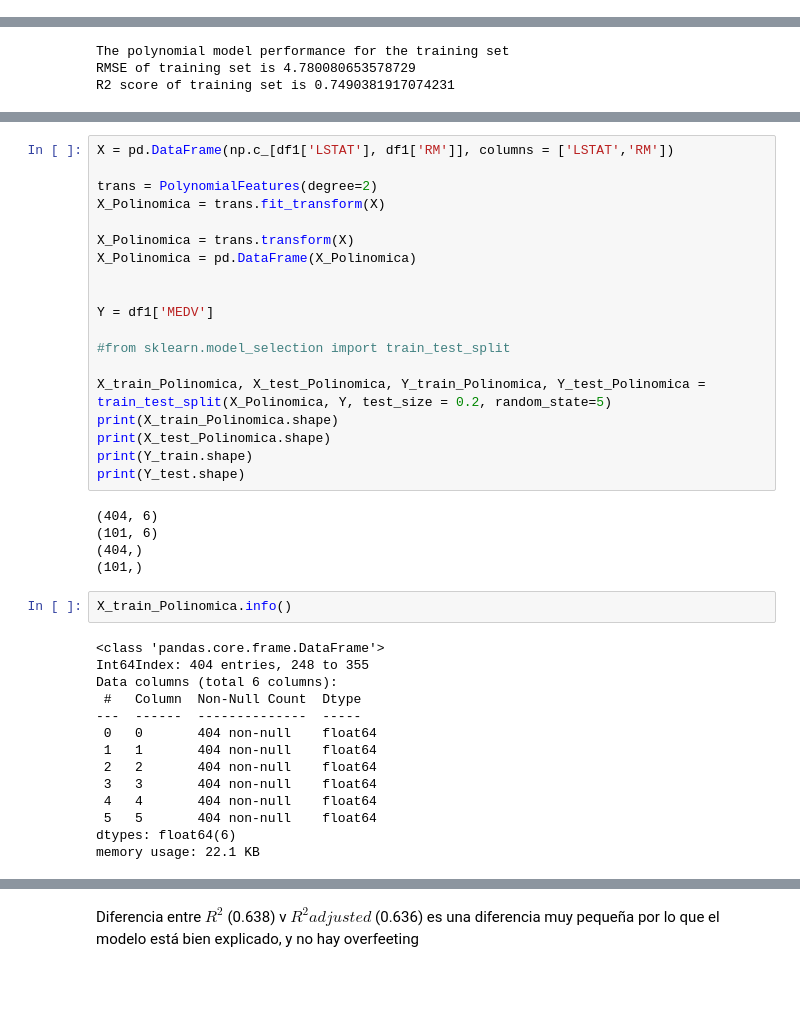
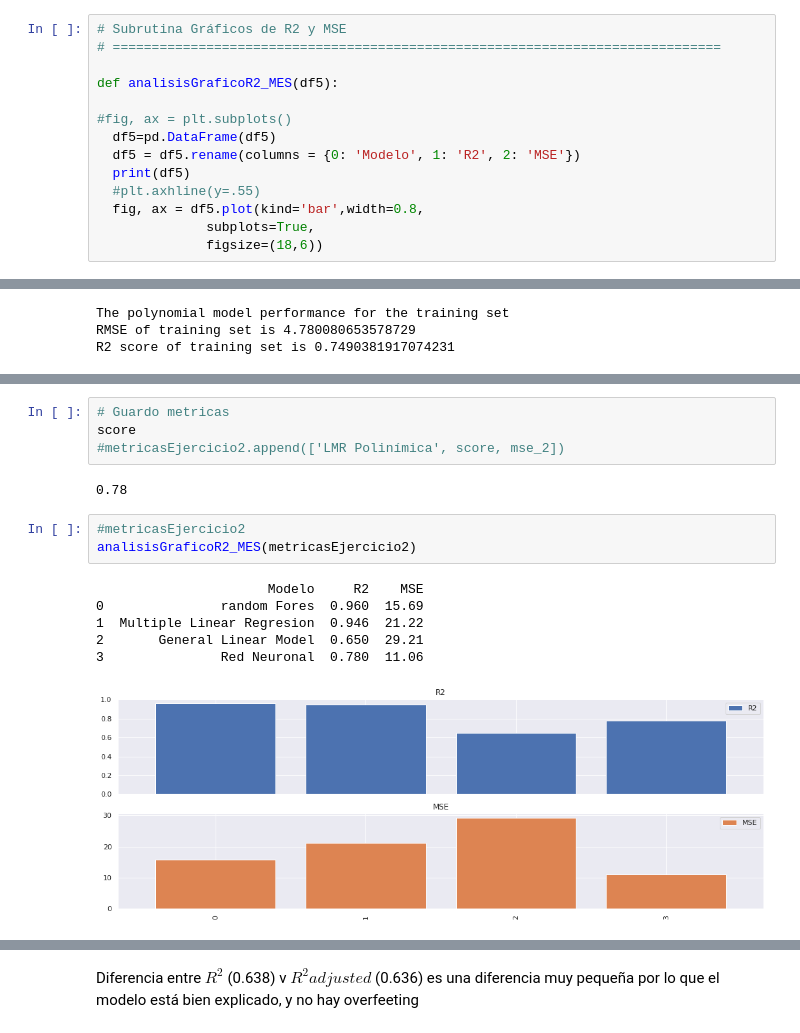
Before and after one commit to JMML2021/Tasca-M6-T01-ML_regressions-, a Jupyter notebook: 2_Sprint_6_Algoritmes_d’aprenentatge_supervisat_Regressió.ipynb, the cells around one changed output, grey strips where cells are left out. Cells and saved outputs as stored; diff of their text form; blank space fills up the shorter version.

```diff
--- a/2_Sprint_6_Algoritmes_d’aprenentatge_supervisat_Regressió.ipynb
+++ b/2_Sprint_6_Algoritmes_d’aprenentatge_supervisat_Regressió.ipynb
@@ -187,3 +189,17 @@ def analisisGraficoResiduos(Y_train, prediccion_train):
+# %%
+# Subrutina Gráficos de R2 y MSE
+# ==============================================================================
+
+def analisisGraficoR2_MES(df5):
+
+#fig, ax = plt.subplots()
+  df5=pd.DataFrame(df5)
+  df5 = df5.rename(columns = {0: 'Modelo', 1: 'R2', 2: 'MSE'})
+  print(df5)
+  #plt.axhline(y=.55)
+  fig, ax = df5.plot(kind='bar',width=0.8,
+              subplots=True,
+              figsize=(18,6))
 # %% [markdown]
 To know more about the features use boston_dataset.**DESCR The description of all the features is given below:**
 
@@ -1161,43 +1190,19 @@ ValueError: ignored
-# %%
-X = pd.DataFrame(np.c_[df1['LSTAT'], df1['RM']], columns = ['LSTAT','RM'])
-
-trans = PolynomialFeatures(degree=2)
-X_Polinomica = trans.fit_transform(X)
-
-X_Polinomica = trans.transform(X)
-X_Polinomica = pd.DataFrame(X_Polinomica)
-
-
-Y = df1['MEDV']
-
-#from sklearn.model_selection import train_test_split
-
-X_train_Polinomica, X_test_Polinomica, Y_train_Polinomica, Y_test_Polinomica = train_test_split(X_Polinomica, Y, test_size = 0.2, random_state=5)
-print(X_train_Polinomica.shape)
-print(X_test_Polinomica.shape)
-print(Y_train.shape)
-print(Y_test.shape)
-# %% [output]
-(404, 6)
-(101, 6)
-(404,)
-(101,)
-# %%
-X_train_Polinomica.info()
-# %% [output]
-<class 'pandas.core.frame.DataFrame'>
-Int64Index: 404 entries, 248 to 355
-Data columns (total 6 columns):
- #   Column  Non-Null Count  Dtype
----  ------  --------------  -----
- 0   0       404 non-null    float64
- 1   1       404 non-null    float64
- 2   2       404 non-null    float64
- 3   3       404 non-null    float64
- 4   4       404 non-null    float64
- 5   5       404 non-null    float64
-dtypes: float64(6)
-memory usage: 22.1 KB
+# %%
+# Guardo metricas
+score
+#metricasEjercicio2.append(['LMR Polinímica', score, mse_2])
+# %% [output]
+0.78
+# %%
+#metricasEjercicio2
+analisisGraficoR2_MES(metricasEjercicio2)
+# %% [output]
+                      Modelo     R2    MSE
+0               random Fores  0.960  15.69
+1  Multiple Linear Regresion  0.946  21.22
+2       General Linear Model  0.650  29.21
+3               Red Neuronal  0.780  11.06
+[figure, added]
 # %%
 ## Sin constante
 
```
Also changed, not shown: parts of 28 cells of this notebook.
